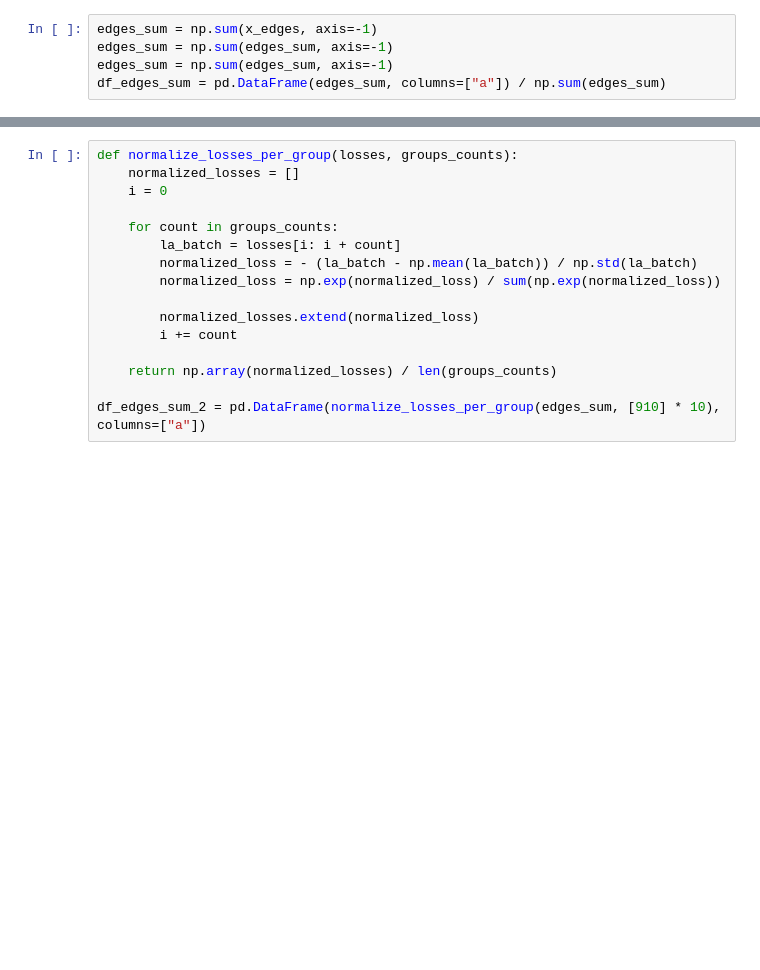
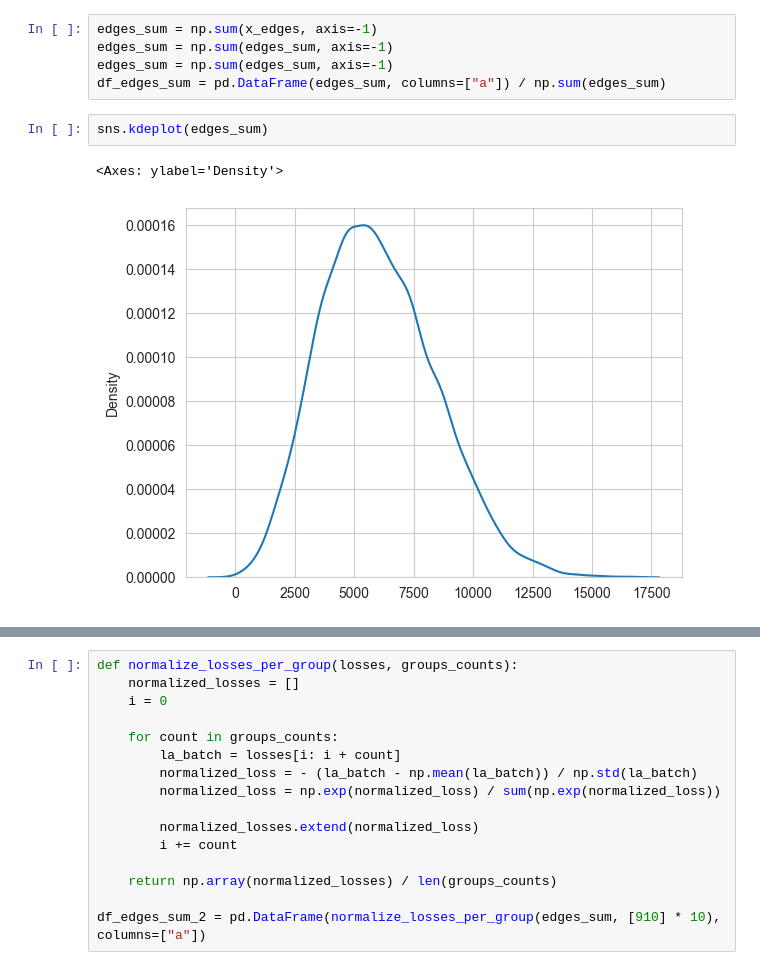
Before and after one commit to dbugajny/CurriculumLearning, a Jupyter notebook: notebooks/visual_edges.ipynb, the cells around one changed output, grey strips where cells are left out. Drawn from its saved outputs; the diff is of its cells as text; blank space fills up the shorter version.

```diff
--- a/notebooks/visual_edges.ipynb
+++ b/notebooks/visual_edges.ipynb
@@ -70,3 +95,8 @@ edges_sum = np.sum(x_edges, axis=-1)
 edges_sum = np.sum(edges_sum, axis=-1)
 edges_sum = np.sum(edges_sum, axis=-1)
 df_edges_sum = pd.DataFrame(edges_sum, columns=["a"]) / np.sum(edges_sum)
+# %%
+sns.kdeplot(edges_sum)
+# %% [output]
+<Axes: ylabel='Density'>
+[figure, added]
```
Also changed, not shown: parts of 7 cells of this notebook, 3 other files.
